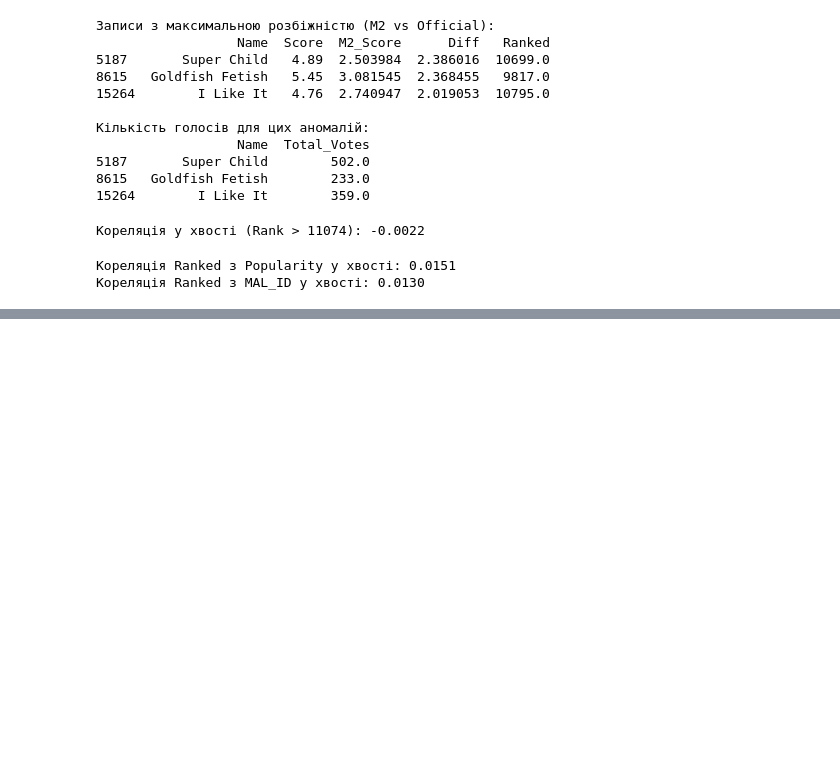
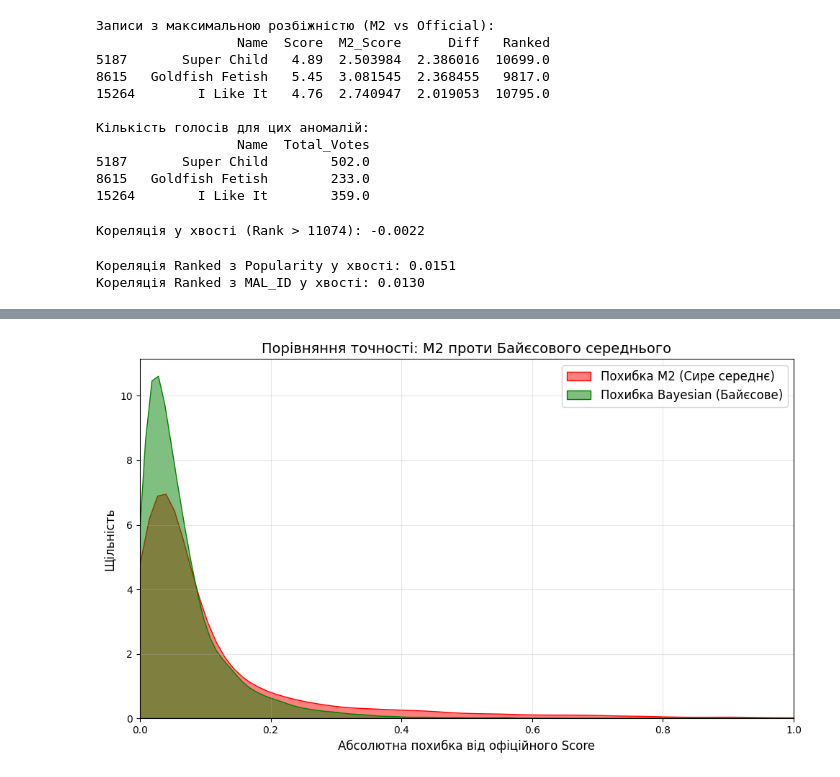
Before and after one commit to AntonBubnov/anime-rec-sys-evaluation, a Jupyter notebook: notebooks/01_preprocessing.ipynb, the cells around one changed output, grey strips where cells are left out. Drawn from its saved outputs; the diff is of its cells as text; code cells hidden in the pictures; blank space fills up the shorter version.

```diff
--- a/notebooks/01_preprocessing.ipynb
+++ b/notebooks/01_preprocessing.ipynb
@@ -963,0 +1180,85 @@ print(f"Кореляція Ranked з MAL_ID у хвості: {corr_id:.4f}")
+# %%
+import pandas as pd
+import numpy as np
+from scipy.optimize import minimize
+import matplotlib.pyplot as plt
+import seaborn as sns
+
+# Беремо лише ті рядки, де є офіційний Score
+df_valid = df_anime.dropna(subset=['Score']).copy()
+
+# C - середній бал по всій базі
+C = df_valid['Score'].mean()
+
+# Рахуємо v (Total_Votes) та S (M2_Score), якщо вони ще не пораховані
+if 'Total_Votes' not in df_valid.columns:
+    score_cols = [f'Score-{i}' for i in range(1, 11)]
+    for col in score_cols:
+        df_valid[col] = pd.to_numeric(df_valid[col].astype(str).str.replace('Unknown', 'nan'), errors='coerce')
+    df_valid['Total_Votes'] = df_valid[score_cols].sum(axis=1)
+
+def calc_m2(row):
+    counts = np.array([row[f'Score-{i}'] for i in range(1, 11)])
+    weights = np.arange(1, 11)
+    total = np.nansum(counts)
+    if total > 0:
+        return np.nansum(counts * weights) / total
+    return np.nan
+
+if 'M2_Score' not in df_valid.columns:
+    df_valid['M2_Score'] = df_valid.apply(calc_m2, axis=1)
+
+# Відкидаємо рядки, де голосів немає (M2_Score is NaN)
+df_valid = df_valid.dropna(subset=['M2_Score', 'Score'])
+
+# Функція для оптимізації m (шукаємо мінімальну похибку MAE)
+def objective(m_val):
+    m = m_val[0]
+    # Байєсова формула: (v * S + m * C) / (v + m)
+    preds = (df_valid['Total_Votes'] * df_valid['M2_Score'] + m * C) / (df_valid['Total_Votes'] + m)
+    mae = np.mean(np.abs(df_valid['Score'] - preds))
+    return mae
+
+# Запускаємо оптимізатор
+print("Шукаємо оптимальну формулу... Зачекайте кілька секунд.")
+res = minimize(objective, x0=[50], bounds=[(0, 10000)])
+optimal_m = res.x[0]
+
+# Рахуємо фінальні бали за Байєсовою формулою з оптимальним m
+df_valid['Bayesian_Score'] = (df_valid['Total_Votes'] * df_valid['M2_Score'] + optimal_m * C) / (df_valid['Total_Votes'] + optimal_m)
+
+# Розрахунок похибок
+df_valid['Error_M2'] = np.abs(df_valid['Score'] - df_valid['M2_Score'])
+df_valid['Error_Bayes'] = np.abs(df_valid['Score'] - df_valid['Bayesian_Score'])
+
+mae_m2 = df_valid['Error_M2'].mean()
+max_m2 = df_valid['Error_M2'].max()
+
+mae_bayes = df_valid['Error_Bayes'].mean()
+max_bayes = df_valid['Error_Bayes'].max()
+
+print(f"\n--- РЕЗУЛЬТАТИ ТЕСТУВАННЯ БАЙЄСОВОЇ ФОРМУЛИ ---")
+print(f"Оптимальний поріг голосів (m): {optimal_m:.2f}")
+print(f"Середній бал по базі (C): {C:.2f}")
+print("-" * 50)
+print("Метод 2 (Сире середнє M2):")
+print(f"Середня похибка (MAE): {mae_m2:.4f}")
+print(f"Максимальна похибка: {max_m2:.4f}")
+print("-" * 50)
+print("Байєсове середнє (MAL Formula):")
+print(f"Середня похибка (MAE): {mae_bayes:.4f}")
+print(f"Максимальна похибка: {max_bayes:.4f}")
+
+# Створимо графік розподілу похибок
+plt.figure(figsize=(10, 6))
+sns.kdeplot(df_valid['Error_M2'], label='Похибка M2 (Сире середнє)', fill=True, color='red', alpha=0.5)
+sns.kdeplot(df_valid['Error_Bayes'], label='Похибка Bayesian (Байєсове)', fill=True, color='green', alpha=0.5)
+plt.title('Порівняння точності: M2 проти Байєсового середнього', fontsize=14)
+plt.xlabel('Абсолютна похибка від офіційного Score', fontsize=12)
+plt.ylabel('Щільність', fontsize=12)
+plt.legend(fontsize=12)
+plt.xlim(0, 1)  # Обмежуємо до 1 бала для наочності
+plt.grid(True, alpha=0.3)
+plt.tight_layout()
+plt.show()
+# %% [output]
@@ -963,0 +1278 @@ print(f"Кореляція Ranked з MAL_ID у хвості: {corr_id:.4f}")
+[figure, added]
```
Also changed, not shown: parts of 63 cells of this notebook, 1 other file.
